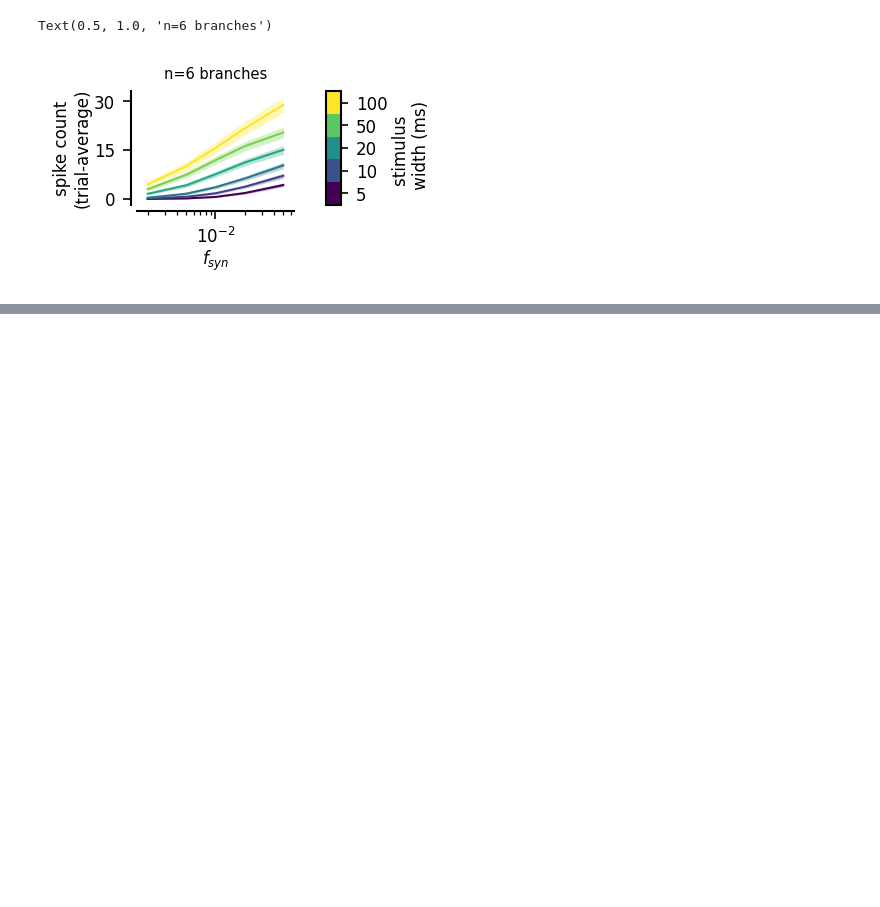
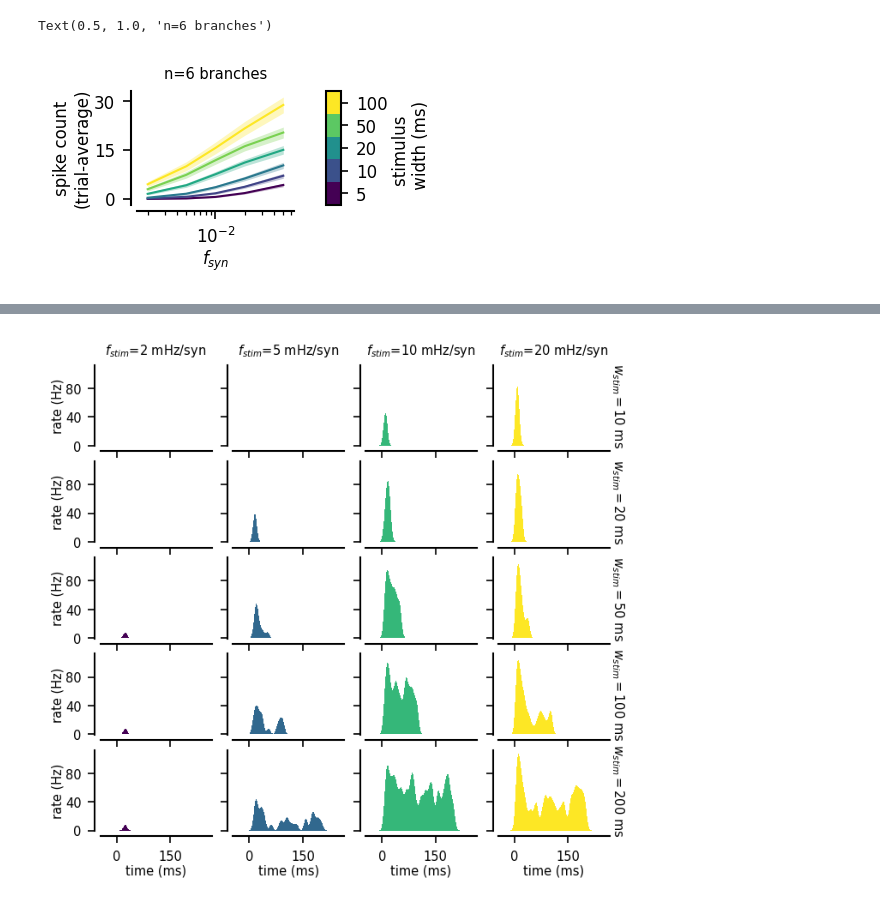
Before and after one commit to yzerlaut/pv-sst-dendrites, a Jupyter notebook: biophysical_modelling/detailed_model/Intensity-Timing-Analysis.ipynb, the cells around one changed output, grey strips where cells are left out. Saved outputs shown, nothing was run; the diff lists cells and outputs as text; code cells hidden in the pictures; blank space fills up the shorter version.

```diff
--- a/biophysical_modelling/detailed_model/Intensity-Timing-Analysis.ipynb
+++ b/biophysical_modelling/detailed_model/Intensity-Timing-Analysis.ipynb
@@ -243,0 +267,9 @@ Text(0.5, 1.0, 'n=6 branches')
+# %%
+fig = psth_fig(simB, np.unique(simB.freq)[:-1], np.unique(simB.width)[1:],
+               label='real',
+               smoothing=5,
+               iBranch=0)
+fig.savefig('../../figures/detailed_model/intensity-timing-Basket-psth.svg')
+fig.savefig(os.path.join(os.path.expanduser('~'), 'Desktop', '1.svg'))
+# %% [output]
+[figure, added]
```
Also changed, not shown: parts of 17 cells of this notebook.
